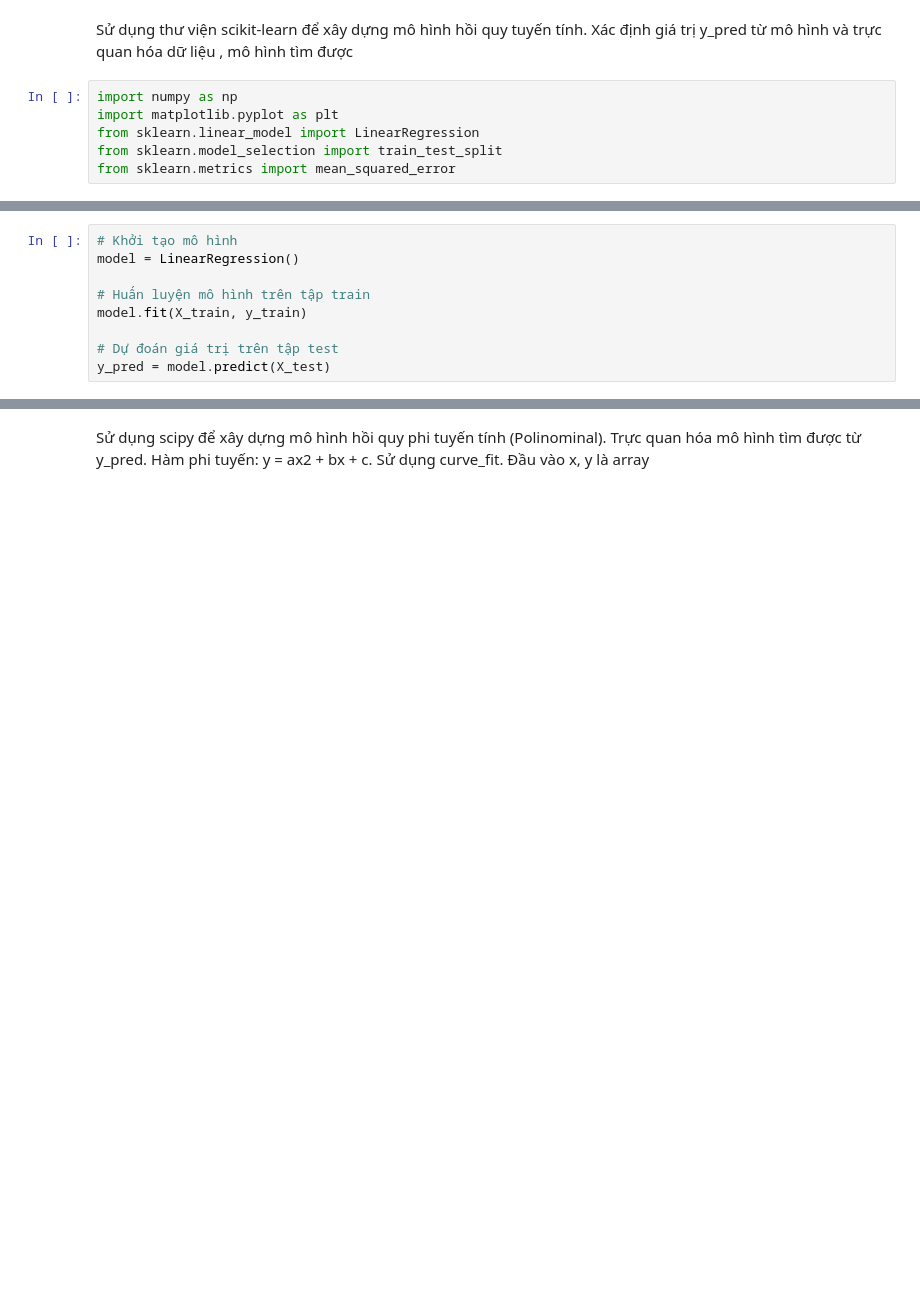
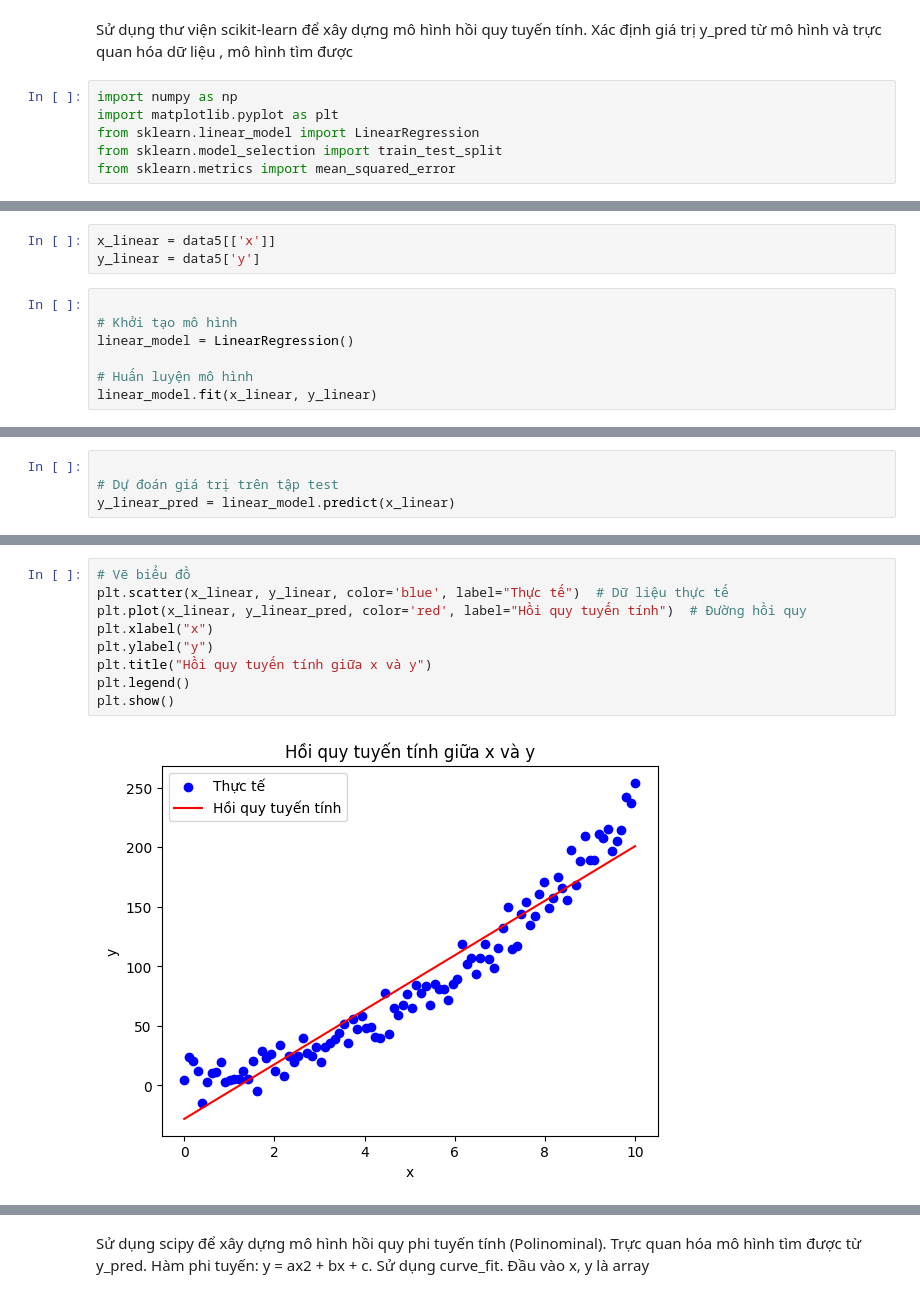
Before and after one commit to tuongvi0221/Business_data_analytics, a Jupyter notebook: ThucHanh/BTTH5_HOIQUYPHITUYENTINH.ipynb, the cells around one changed output, grey strips where cells are left out. Saved outputs shown, nothing was run; the diff lists cells and outputs as text; blank space fills up the shorter version.

```diff
--- a/ThucHanh/BTTH5_HOIQUYPHITUYENTINH.ipynb
+++ b/ThucHanh/BTTH5_HOIQUYPHITUYENTINH.ipynb
@@ -48,9 +24,10 @@ print(X, y)
+# %%
+x_linear = data5[['x']]
+y_linear = data5['y']
 # %%
+
 # Khởi tạo mô hình
-model = LinearRegression()
+linear_model = LinearRegression()
 
-# Huấn luyện mô hình trên tập train
-model.fit(X_train, y_train)
-
-# Dự đoán giá trị trên tập test
-y_pred = model.predict(X_test)
+# Huấn luyện mô hình
+linear_model.fit(x_linear, y_linear)
@@ -65,0 +36,4 @@ from sklearn.metrics import mean_squared_error
+# %%
+
+# Dự đoán giá trị trên tập test
+y_linear_pred = linear_model.predict(x_linear)
@@ -66 +54,12 @@ from sklearn.metrics import mean_squared_error
+# %%
+# Vẽ biểu đồ
+plt.scatter(x_linear, y_linear, color='blue', label="Thực tế")  # Dữ liệu thực tế
+plt.plot(x_linear, y_linear_pred, color='red', label="Hồi quy tuyến tính")  # Đường hồi quy
+plt.xlabel("x")
+plt.ylabel("y")
+plt.title("Hồi quy tuyến tính giữa x và y")
+plt.legend()
+plt.show()
+# %% [output]
+[figure, added]
 # %%
```
Also changed, not shown: parts of 14 cells of this notebook, 1 other file.
